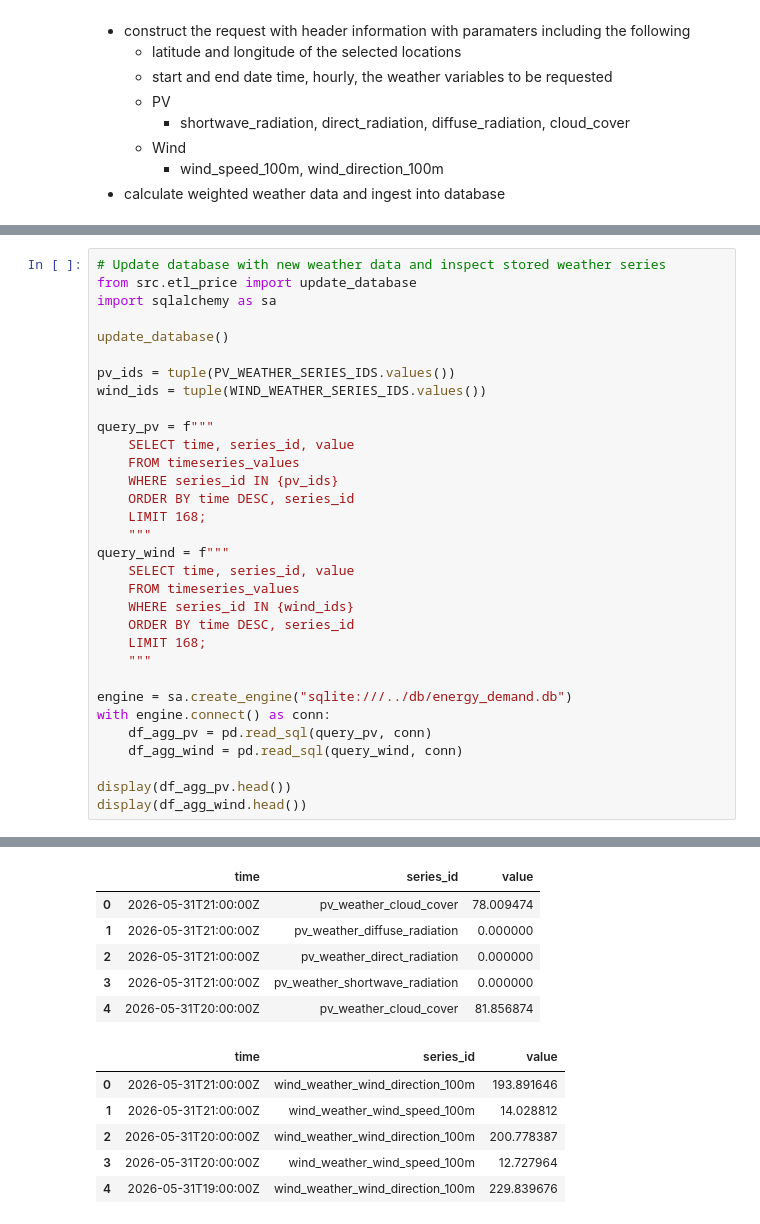
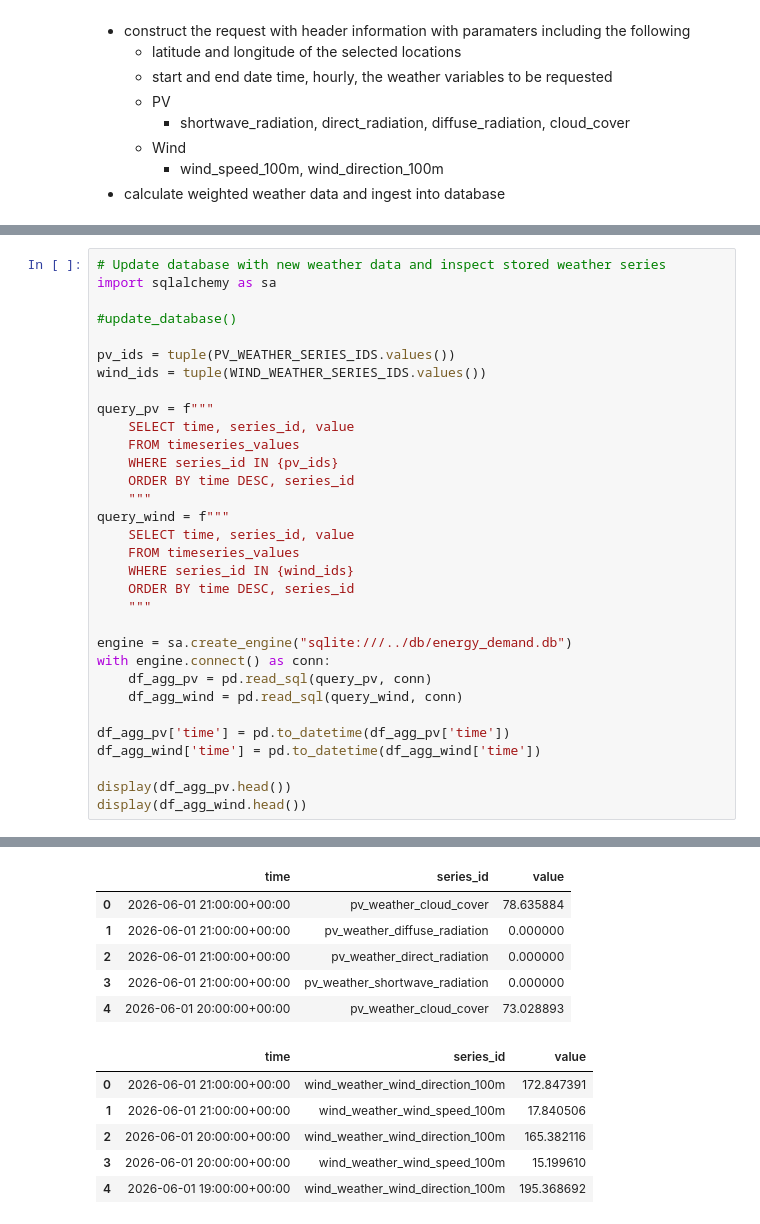
Before and after one commit to SW-oasen/electricity_price_forecast, a Jupyter notebook: notebook/03_fetch_aggregate_weather.ipynb, the cells around one changed output, grey strips where cells are left out. Drawn from its saved outputs; the diff is of its cells as text.

```diff
--- a/notebook/03_fetch_aggregate_weather.ipynb
+++ b/notebook/03_fetch_aggregate_weather.ipynb
@@ -127,9 +186,8 @@ Wind columns: ['time', 'wind_speed_100m', 'wind_direction_100m']
 # %%
 # Update database with new weather data and inspect stored weather series
-from src.etl_price import update_database
 import sqlalchemy as sa
 
-update_database()
+#update_database()
 
 pv_ids = tuple(PV_WEATHER_SERIES_IDS.values())
 wind_ids = tuple(WIND_WEATHER_SERIES_IDS.values())
@@ -139,14 +197,12 @@ query_pv = f"""
     FROM timeseries_values
     WHERE series_id IN {pv_ids}
     ORDER BY time DESC, series_id
-    LIMIT 168;
     """
 query_wind = f"""
     SELECT time, series_id, value
     FROM timeseries_values
     WHERE series_id IN {wind_ids}
     ORDER BY time DESC, series_id
-    LIMIT 168;
     """
 
 engine = sa.create_engine("sqlite:///../db/energy_demand.db")
@@ -154,6 +210,9 @@ with engine.connect() as conn:
     df_agg_pv = pd.read_sql(query_pv, conn)
     df_agg_wind = pd.read_sql(query_wind, conn)
 
+df_agg_pv['time'] = pd.to_datetime(df_agg_pv['time'])
+df_agg_wind['time'] = pd.to_datetime(df_agg_wind['time'])
+
 display(df_agg_pv.head())
 display(df_agg_wind.head())
 # %% [output]
@@ -177,12 +219,12 @@ Current Open-Meteo data status:
 |  | time | series_id | value |
-| 0 | 2026-05-31T21:00:00Z | pv_weather_cloud_cover | 78.009474 |
-| 1 | 2026-05-31T21:00:00Z | pv_weather_diffuse_radiation | 0.000000 |
-| 2 | 2026-05-31T21:00:00Z | pv_weather_direct_radiation | 0.000000 |
-| 3 | 2026-05-31T21:00:00Z | pv_weather_shortwave_radiation | 0.000000 |
-| 4 | 2026-05-31T20:00:00Z | pv_weather_cloud_cover | 81.856874 |
+| 0 | 2026-06-01 21:00:00+00:00 | pv_weather_cloud_cover | 78.635884 |
+| 1 | 2026-06-01 21:00:00+00:00 | pv_weather_diffuse_radiation | 0.000000 |
+| 2 | 2026-06-01 21:00:00+00:00 | pv_weather_direct_radiation | 0.000000 |
+| 3 | 2026-06-01 21:00:00+00:00 | pv_weather_shortwave_radiation | 0.000000 |
+| 4 | 2026-06-01 20:00:00+00:00 | pv_weather_cloud_cover | 73.028893 |
 |  | time | series_id | value |
-| 0 | 2026-05-31T21:00:00Z | wind_weather_wind_direction_100m | 193.891646 |
-| 1 | 2026-05-31T21:00:00Z | wind_weather_wind_speed_100m | 14.028812 |
-| 2 | 2026-05-31T20:00:00Z | wind_weather_wind_direction_100m | 200.778387 |
-| 3 | 2026-05-31T20:00:00Z | wind_weather_wind_speed_100m | 12.727964 |
-| 4 | 2026-05-31T19:00:00Z | wind_weather_wind_direction_100m | 229.839676 |
+| 0 | 2026-06-01 21:00:00+00:00 | wind_weather_wind_direction_100m | 172.847391 |
+| 1 | 2026-06-01 21:00:00+00:00 | wind_weather_wind_speed_100m | 17.840506 |
+| 2 | 2026-06-01 20:00:00+00:00 | wind_weather_wind_direction_100m | 165.382116 |
+| 3 | 2026-06-01 20:00:00+00:00 | wind_weather_wind_speed_100m | 15.199610 |
+| 4 | 2026-06-01 19:00:00+00:00 | wind_weather_wind_direction_100m | 195.368692 |
```
Also changed, not shown: parts of 8 cells of this notebook, 23 other files.
